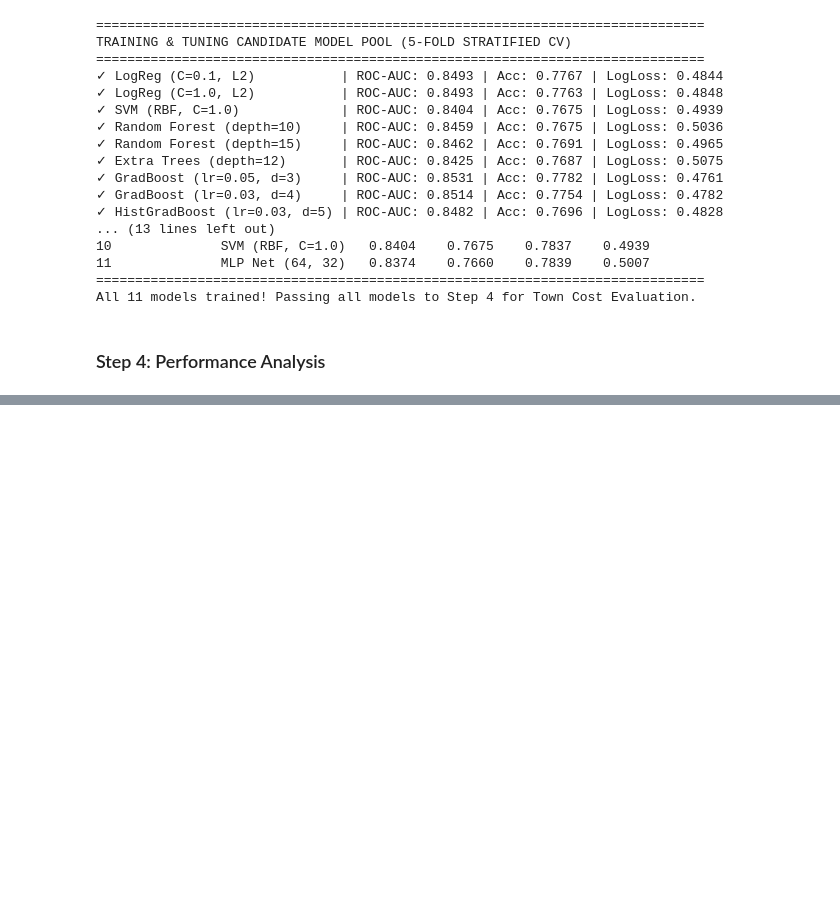
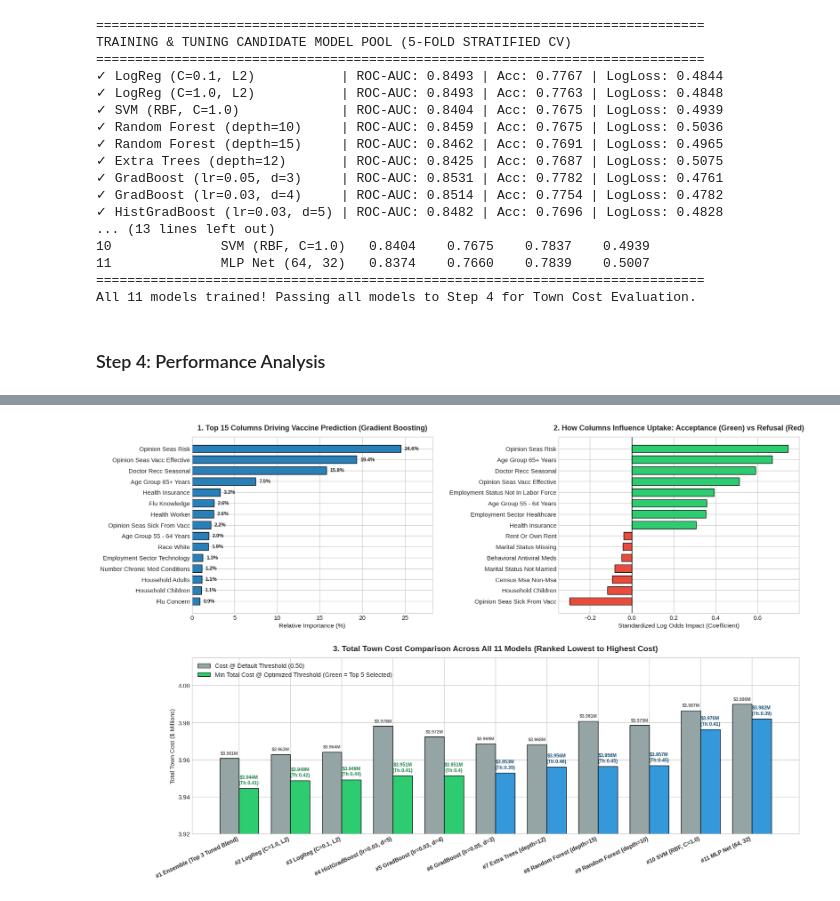
Before and after one commit to Hackathon-Group-F/Hackathon, a Jupyter notebook: Hackathon_Group_F.ipynb, the cells around one changed output, grey strips where cells are left out. Drawn from its saved outputs; the diff is of its cells as text; code cells hidden in the pictures; blank space fills up the shorter version.

```diff
--- a/Hackathon_Group_F.ipynb
+++ b/Hackathon_Group_F.ipynb
@@ -477,0 +570,89 @@ CLINICAL RISK FACTORS & HOSPITALISATION PROBABILITIES (100% Infection Assumed)
+# %%
+plt.style.use('seaborn-v0_8-whitegrid')
+fig = plt.figure(figsize=(18, 12))
+
+# -------------------------------------------------------------
+# PLOT 1: TOP 15 MOST IMPORTANT SURVEY COLUMNS (GRADIENT BOOSTING)
+# -------------------------------------------------------------
+ax1 = plt.subplot(2, 2, 1)
+
+gb_model = candidate_models['GradBoost (lr=0.05, d=3)']
+gb_model.fit(X_train_encoded, y_train)
+
+feat_imp = pd.Series(gb_model.feature_importances_, index=X_train_encoded.columns)
+top_15_imp = feat_imp.nlargest(15).sort_values(ascending=True)
+clean_names = [name.replace('_', ' ').title() for name in top_15_imp.index]
+
+bars1 = ax1.barh(clean_names, top_15_imp.values * 100, color='#2980b9', edgecolor='black', height=0.7)
+ax1.set_title('1. Top 15 Columns Driving Vaccine Prediction (Gradient Boosting)', fontsize=13, fontweight='bold', pad=12)
+ax1.set_xlabel('Relative Importance (%)', fontsize=11)
+
+for bar in bars1:
+    width = bar.get_width()
+    ax1.text(width + 0.4, bar.get_y() + bar.get_height()/2, f'{width:.1f}%',
+             va='center', ha='left', fontsize=9, fontweight='bold')
+ax1.set_xlim(0, max(top_15_imp.values * 100) * 1.15)
+
+# -------------------------------------------------------------
+# PLOT 2: POSITIVE VS NEGATIVE COLUMN DRIVERS (LOGISTIC REGRESSION)
+# -------------------------------------------------------------
+ax2 = plt.subplot(2, 2, 2)
+
+lr_pipe = candidate_models['LogReg (C=1.0, L2)']
+lr_pipe.fit(X_train_encoded, y_train)
+coefs = pd.Series(lr_pipe.named_steps['logisticregression'].coef_[0], index=X_train_encoded.columns)
+
+top_pos = coefs.nlargest(8)
+top_neg = coefs.nsmallest(7)
+top_coefs = pd.concat([top_neg, top_pos]).sort_values()
+
+clean_coef_names = [name.replace('_', ' ').title() for name in top_coefs.index]
+colors2 = ['#e74c3c' if c < 0 else '#2ecc71' for c in top_coefs.values]
+
+bars2 = ax2.barh(clean_coef_names, top_coefs.values, color=colors2, edgecolor='black', height=0.7)
+ax2.axvline(0, color='black', linewidth=1)
+ax2.set_title('2. How Columns Influence Uptake: Acceptance (Green) vs Refusal (Red)', fontsize=13, fontweight='bold', pad=12)
+ax2.set_xlabel('Standardized Log-Odds Impact (Coefficient)', fontsize=11)
+
+# -------------------------------------------------------------
+# PLOT 3: ALL 11 MODELS — EXACT COST COMPARISON (0.50 VS OPTIMIZED)
+# -------------------------------------------------------------
+ax3 = plt.subplot(2, 1, 2)
+
+plot_df = cost_leaderboard.sort_values(by='Min Total Cost ($)', ascending=True).reset_index(drop=True)
+models_list = plot_df['Model'].tolist()
+min_costs = plot_df['Min Total Cost ($)'] / 1e6  # In Millions ($)
+cost_05 = plot_df['Cost @ 0.50 ($)'] / 1e6
+
+x = np.arange(len(models_list))
+width = 0.38
+
+rects1 = ax3.bar(x - width/2, cost_05, width, label='Cost @ Default Threshold (0.50)', color='#95a5a6', edgecolor='black')
+opt_colors = ['#2ecc71' if i < 5 else '#3498db' for i in range(len(models_list))]
+rects2 = ax3.bar(x + width/2, min_costs, width, label='Min Total Cost @ Optimized Threshold (Green = Top 5 Selected)', color=opt_colors, edgecolor='black')
+
+ax3.set_title('3. Total Town Cost Comparison Across All 11 Models (Ranked Lowest to Highest Cost)', fontsize=14, fontweight='bold', pad=12)
+ax3.set_ylabel('Total Town Cost ($ Millions)', fontsize=11)
+ax3.set_xticks(x)
+ax3.set_xticklabels([f"#{i+1} {m}" for i, m in enumerate(models_list)], rotation=25, ha='right', fontsize=10, fontweight='bold')
+ax3.set_ylim(3.92, 4.015)
+ax3.legend(fontsize=11, loc='upper left')
+
+# Annotate exact Total Cost ($) on BOTH bars for direct cost comparison
+for i in range(len(models_list)):
+    c_def = cost_05.iloc[i]
+    c_opt = min_costs.iloc[i]
+    th = plot_df.loc[i, 'Best Threshold']
+
+    # Default 0.50 cost label (above grey bar)
+    ax3.text(x[i] - width/2, c_def + 0.0015, f"${c_def:.3f}M",
+             ha='center', va='bottom', fontsize=8, color='#555555', fontweight='bold')
+
+    # Optimized cost label (above green/blue bar)
+    ax3.text(x[i] + width/2, c_opt + 0.0015, f"${c_opt:.3f}M\n(Th:{th})",
+             ha='center', va='bottom', fontsize=8.5, fontweight='bold', color='#1e8449' if i < 5 else '#1b4f72')
+
+plt.tight_layout(pad=2.5)
+plt.show()
+# %% [output]
+[figure, added]
```
Also changed, not shown: parts of 1 cell of this notebook.
